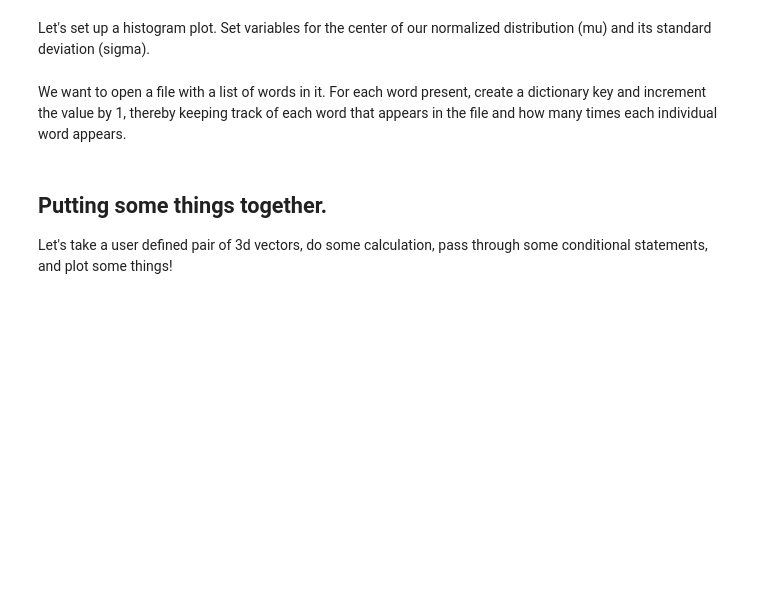
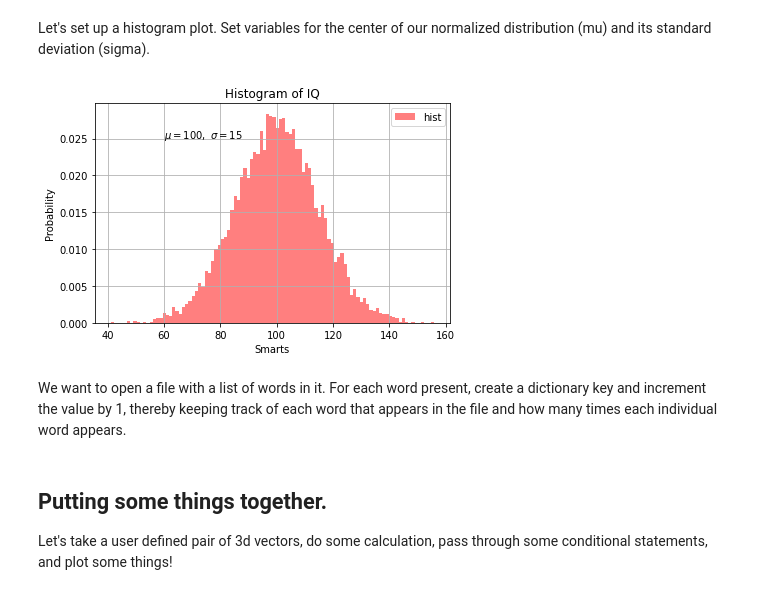
Before and after one commit to seanlabean/DrexelCodingLessons, a Jupyter notebook: Lesson5/Lesson5.ipynb, the cells around one changed output. Cells and saved outputs as stored; diff of their text form; code cells hidden in the pictures; blank space fills up the shorter version.

```diff
--- a/Lesson5/Lesson5.ipynb
+++ b/Lesson5/Lesson5.ipynb
@@ -76,26 +84,29 @@ Let's set up a histogram plot. Set variables for the center of our normalized di
 # %%
 # We can set two variables in the same line if we want.
 mu, sigma = 100, 15
 
 # Assign x to our 'mu' + sigma times a normal distribution of 10000 floats between 0 and 1
 x = mu + sigma * np.random.randn(10000)
 
 # Play around with which histogram we choose to plot. We can also plot both at once!
-plt.hist(x,100, density=True, facecolor='r', alpha=0.5)
+plt.hist(x,100, density=True, facecolor='r', alpha=0.5, label='hist')
 #plt.hist(x,20, density=True, facecolor='g', alpha=0.5)
 
 xl, xu = plt.xlim() # Isolate the extreme values, we can use these to set our plot's xlim later.
 
 #windowdressing
 plt.xlabel('Smarts')
 plt.ylabel('Probability')
 plt.title('Histogram of IQ')
 # plt.text(a,b, '<sample_text>') where 'a' and 'b' are values corresponding to the plot's x and y coordinates.
 plt.text(60,.025, '$\mu=100,\ \sigma=15$')
 plt.tight_layout()
+plt.legend()
 plt.grid(True)
 plt.xlim(xl,xu)
 plt.show()
+# %% [output]
+[figure, added]
 # %% [markdown]
 We want to open a file with a list of words in it. For each word present, create a dictionary key and increment the value by 1, thereby keeping track of each word that appears in the file and how many times each individual word appears.
 # %%
```
Also changed, not shown: parts of 4 cells of this notebook, 12 other files.
